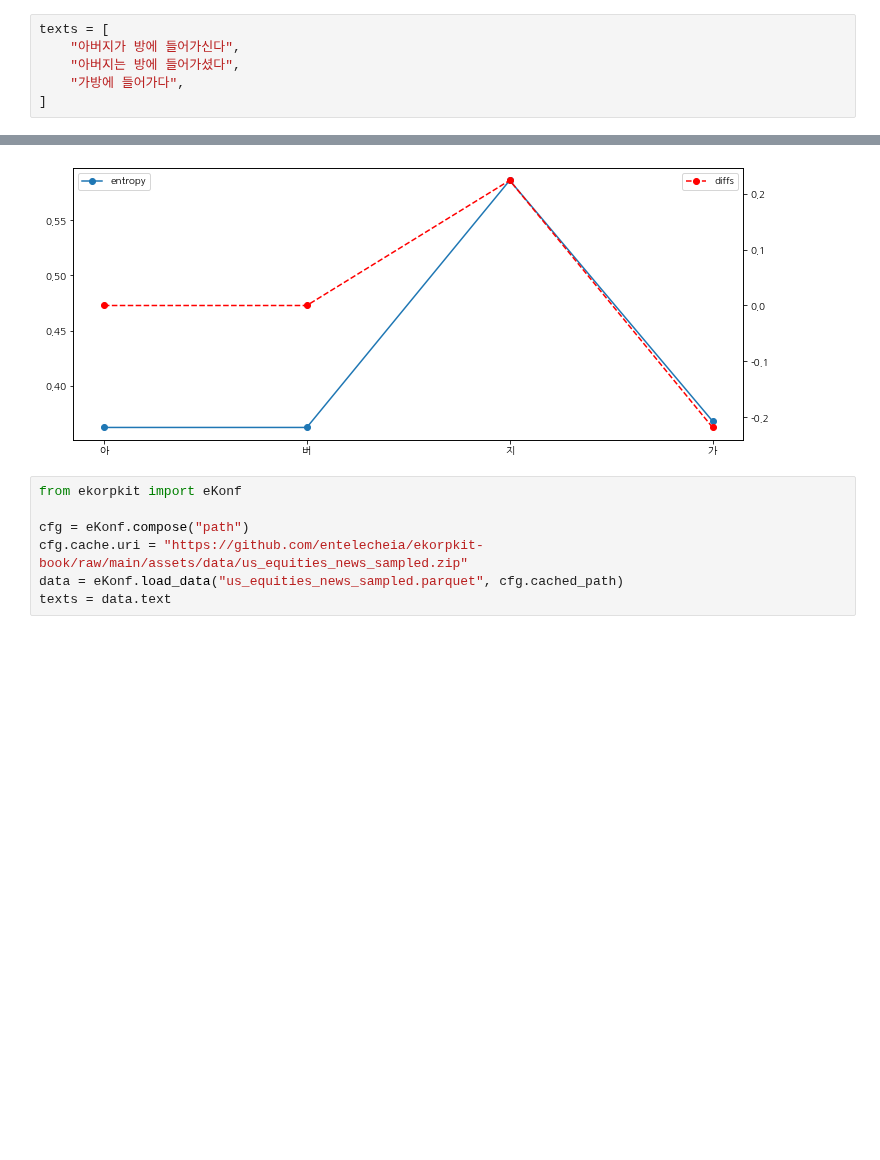
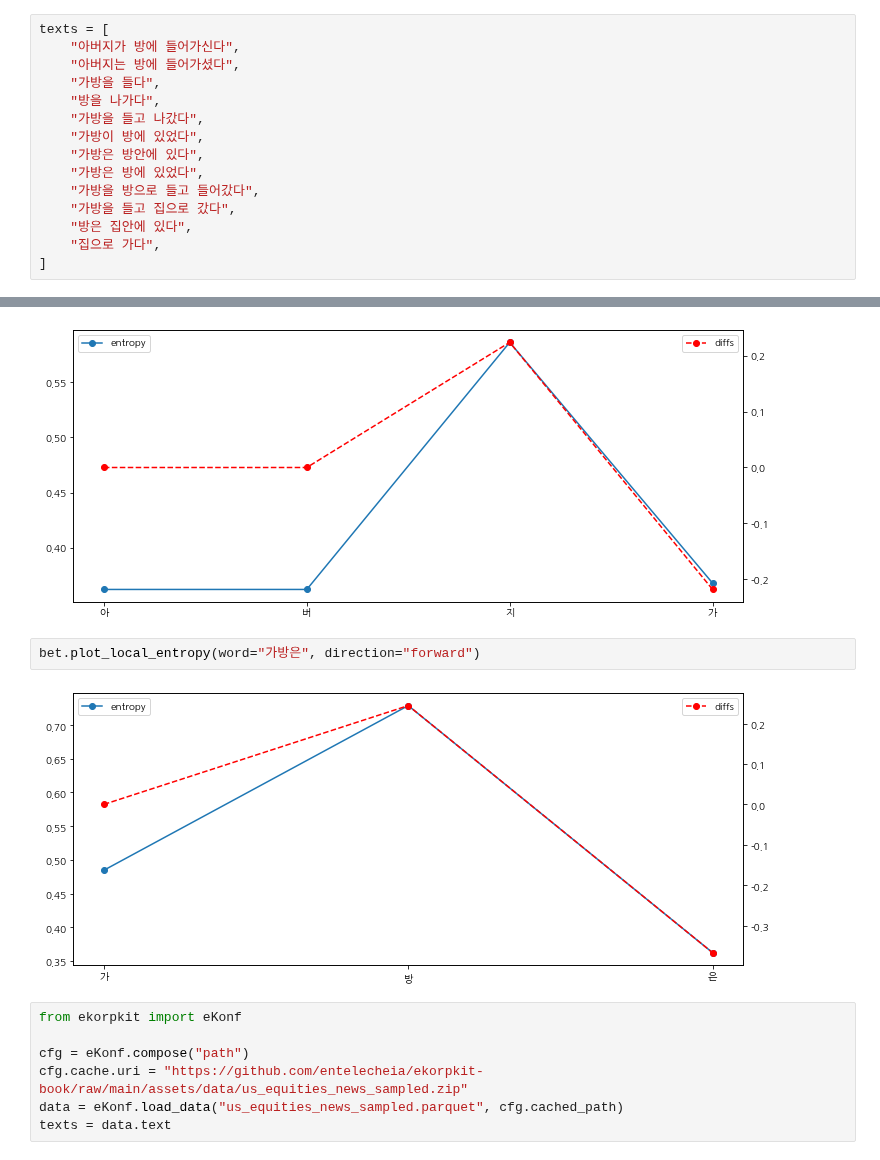
Before and after one commit to entelecheia/ekorpkit-book, a Jupyter notebook: _sources/docs/lectures/intro_nlp/word_segmentation.ipynb, the cells around one changed output, grey strips where cells are left out. Drawn from its saved outputs; the diff is of its cells as text; blank space fills up the shorter version.

```diff
--- a/_sources/docs/lectures/intro_nlp/word_segmentation.ipynb
+++ b/_sources/docs/lectures/intro_nlp/word_segmentation.ipynb
@@ -312,7 +312,16 @@ bet.naive_segment("ilikesanapple")
 texts = [
     "아버지가 방에 들어가신다",
     "아버지는 방에 들어가셨다",
-    "가방에 들어가다",
+    "가방을 들다",
+    "방을 나가다",
+    "가방을 들고 나갔다",
+    "가방이 방에 있었다",
+    "가방은 방안에 있다",
+    "가방은 방에 있었다",
+    "가방을 방으로 들고 들어갔다",
+    "가방을 들고 집으로 갔다",
+    "방은 집안에 있다",
+    "집으로 가다",
 ]
 # %%
 from ekorpkit.tokenizers.branching import BranchingEntropyTokenizer
@@ -340,6 +362,10 @@ bet.naive_segment("아버지가방에들어가신다")
 bet.plot_local_entropy(word="아버지가", direction="forward")
 # %% [output]
 [figure]
+# %%
+bet.plot_local_entropy(word="가방은", direction="forward")
+# %% [output]
+[figure, added]
 # %%
 from ekorpkit import eKonf
 
```
Also changed, not shown: parts of 13 cells of this notebook, 7 other files.
